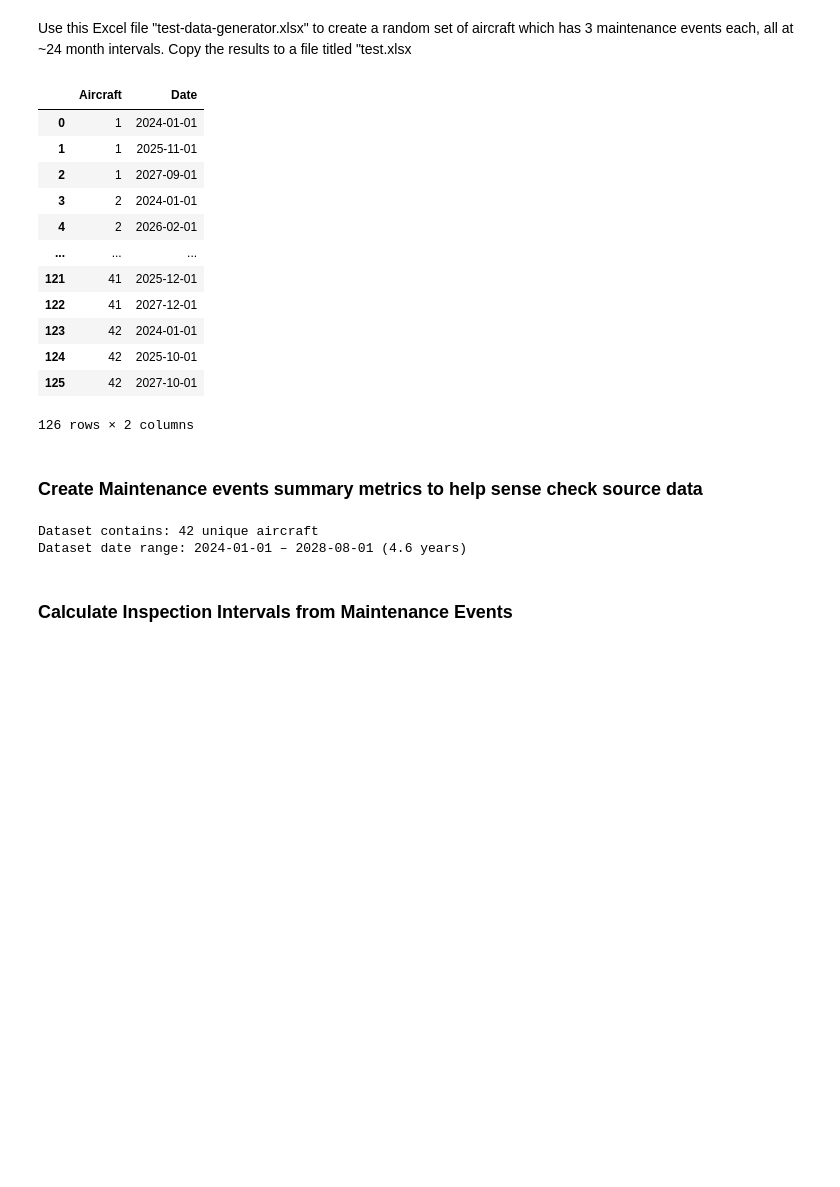
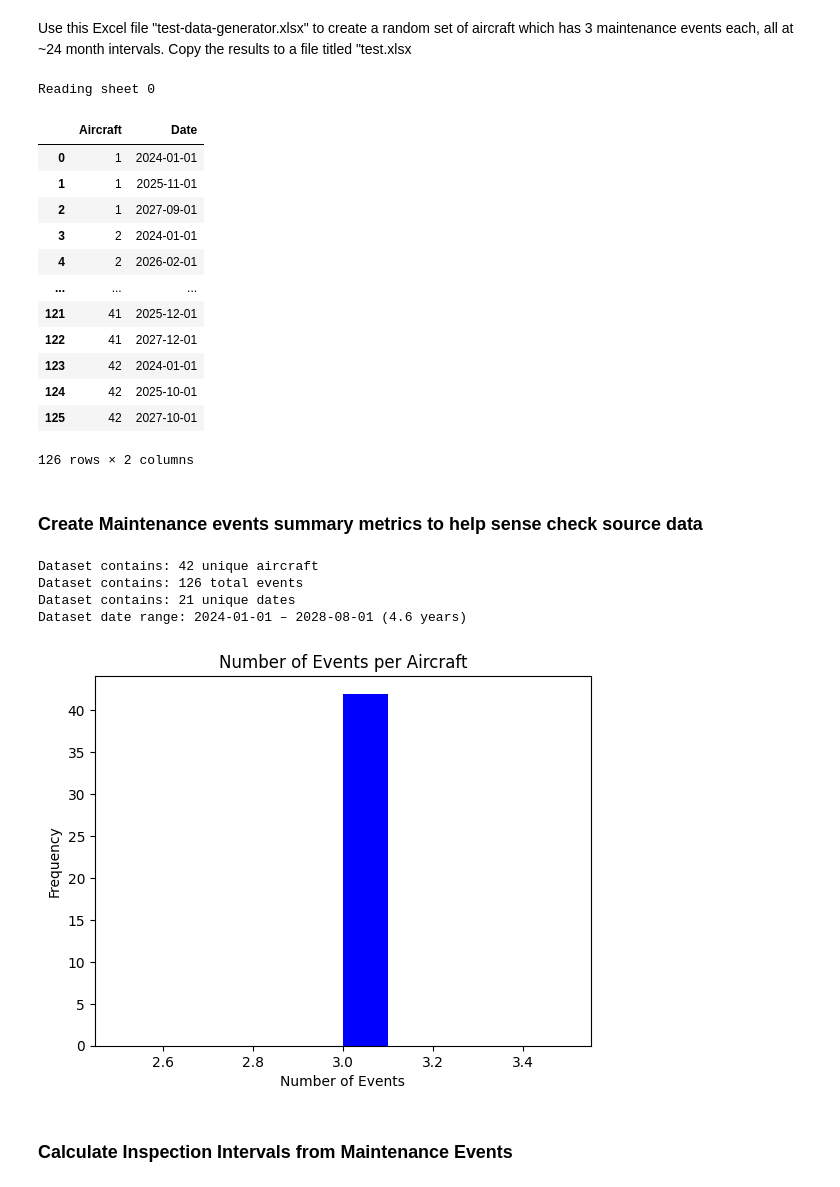
Before and after one commit to dbs-sticky/Intervals, a Jupyter notebook: real-intervals.ipynb, the cells around one changed output. Drawn from its saved outputs; the diff is of its cells as text; code cells hidden in the pictures; blank space fills up the shorter version.

Commit message:
added more summary metrics - inc' histogram of events per aircraft

```diff
--- a/real-intervals.ipynb
+++ b/real-intervals.ipynb
@@ -3,10 +3,11 @@ Use this Excel file "test-data-generator.xlsx" to create a random set of aircraf
 # %%
 import pandas as pd
 
-df = pd.read_excel('test.xlsx')
+df = pd.read_excel('test.xlsx', verbose=True)
 df = df.rename(columns={df.columns[0]: 'Aircraft', df.columns[1]: 'Date'})
 df
 # %% [output]
+Reading sheet 0
 |  | Aircraft | Date |
 | 0 | 1 | 2024-01-01 |
 | 1 | 1 | 2025-11-01 |
@@ -19,24 +20,48 @@ df
 | 123 | 42 | 2024-01-01 |
 | 124 | 42 | 2025-10-01 |
 | 125 | 42 | 2027-10-01 |
-126 rows × 2 columns
+126 rows × 2 columns
 # %% [markdown]
 ### Create Maintenance events summary metrics to help sense check source data
 # %%
 # Create some summary metrics
+
+# Unique aircraft
 num_unique_aircraft = df['Aircraft'].nunique()  # Count the number of unique aircraft
 print(f"Dataset contains: {num_unique_aircraft} unique aircraft")  # Print the number of unique aircraft
+
+# Count events
+num_events = df['Date'].count()  # Count the number of events
+print(f"Dataset contains: {num_events} total events")  # Print the number of total events
+
+# Unique event dates
+num_unique_dates = df['Date'].nunique()  # Count the number of unique event dates
+print(f"Dataset contains: {num_unique_dates} unique dates")  # Print the number of unique dates
+
 
 # Convert datetime to just date, removing time and find the min and max date
 min_date, max_date = df['Date'].dt.date.agg(['min', 'max'])
 
 # Calculate the number of years between min_date and max_date
 num_years = (max_date - min_date).days / 365
 
 print(f"Dataset date range: {min_date} – {max_date} ({num_years:.1f} years)")  # Print the date range
+
+# Calculate the number of events per aircraft
+events_per_aircraft = df.groupby('Aircraft').size()
+
+# Plot a histogram of the number of events per aircraft
+events_per_aircraft.hist(grid=False, color='blue')
+plt.title("Number of Events per Aircraft")  # Setting the title of the plot
+plt.xlabel("Number of Events")  # Setting the x-label of the plot
+plt.ylabel("Frequency")  # Setting the y-label of the plot
+plt.show()  # Displaying the plot
 # %% [output]
 Dataset contains: 42 unique aircraft
+Dataset contains: 126 total events
+Dataset contains: 21 unique dates
 Dataset date range: 2024-01-01 – 2028-08-01 (4.6 years)
+[figure, added]
 # %% [markdown]
 ### Calculate Inspection Intervals from Maintenance Events
 # %%
```
